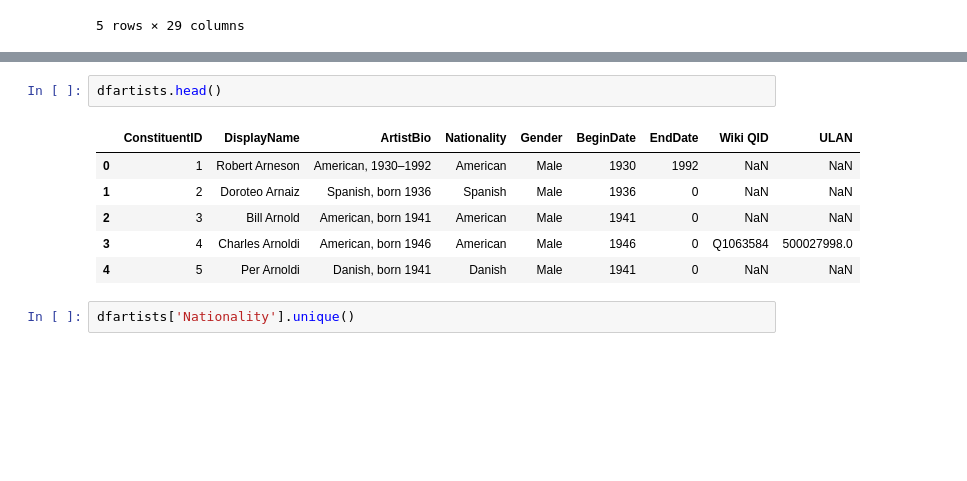
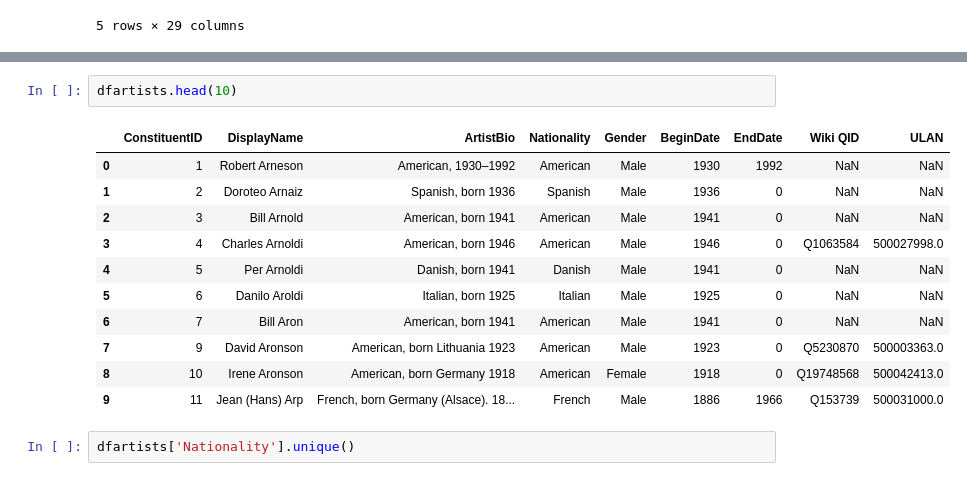
Before and after one commit to maleehaz/DH140-Final-Project, a Jupyter notebook: DH140-finalproject.ipynb, the cells around one changed output, grey strips where cells are left out. Saved outputs shown, nothing was run; the diff lists cells and outputs as text; blank space fills up the shorter version.

```diff
--- a/DH140-finalproject.ipynb
+++ b/DH140-finalproject.ipynb
@@ -65,12 +107,17 @@ dfartworks.head()
 # %%
-dfartists.head()
+dfartists.head(10)
 # %% [output]
 |  | ConstituentID | DisplayName | ArtistBio | Nationality | Gender | BeginDate | EndDate | Wiki QID | ULAN |
 | 0 | 1 | Robert Arneson | American, 1930–1992 | American | Male | 1930 | 1992 | NaN | NaN |
 | 1 | 2 | Doroteo Arnaiz | Spanish, born 1936 | Spanish | Male | 1936 | 0 | NaN | NaN |
 | 2 | 3 | Bill Arnold | American, born 1941 | American | Male | 1941 | 0 | NaN | NaN |
 | 3 | 4 | Charles Arnoldi | American, born 1946 | American | Male | 1946 | 0 | Q1063584 | 500027998.0 |
 | 4 | 5 | Per Arnoldi | Danish, born 1941 | Danish | Male | 1941 | 0 | NaN | NaN |
+| 5 | 6 | Danilo Aroldi | Italian, born 1925 | Italian | Male | 1925 | 0 | NaN | NaN |
+| 6 | 7 | Bill Aron | American, born 1941 | American | Male | 1941 | 0 | NaN | NaN |
+| 7 | 9 | David Aronson | American, born Lithuania 1923 | American | Male | 1923 | 0 | Q5230870 | 500003363.0 |
+| 8 | 10 | Irene Aronson | American, born Germany 1918 | American | Female | 1918 | 0 | Q19748568 | 500042413.0 |
+| 9 | 11 | Jean (Hans) Arp | French, born Germany (Alsace). 18... | French | Male | 1886 | 1966 | Q153739 | 500031000.0 |
 # %%
 dfartists['Nationality'].unique()
 # %% [output]
```
Also changed, not shown: parts of 36 cells of this notebook.
